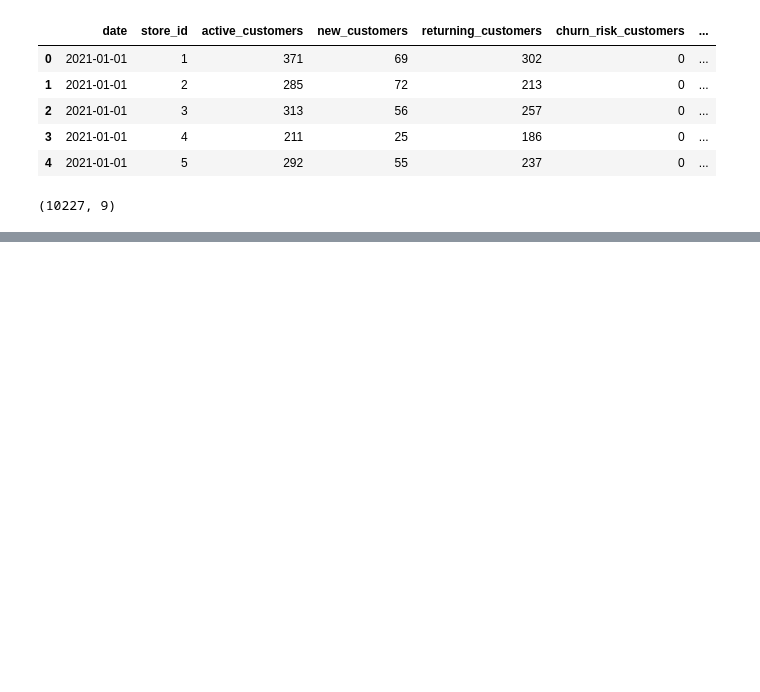
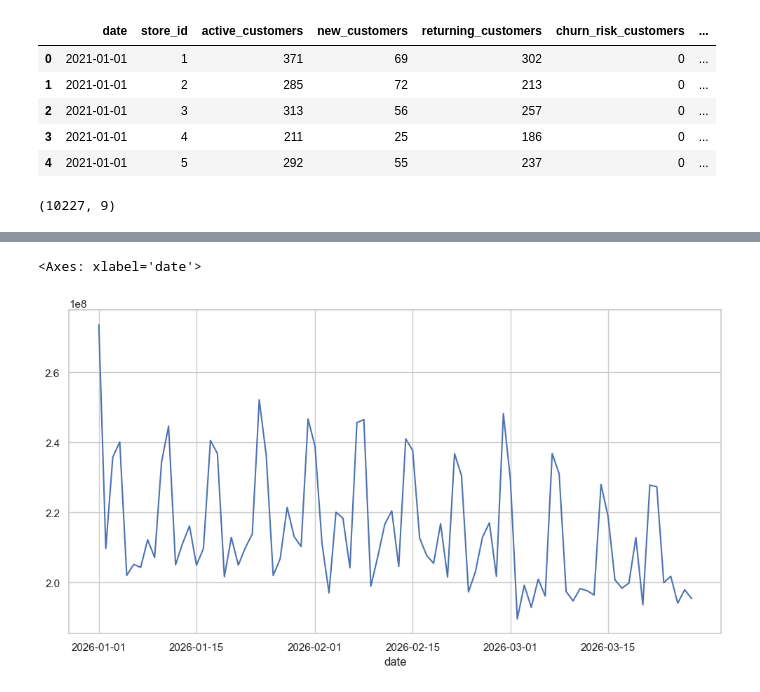
Before and after one commit to SunnyX-AI/ai-powered-sales-forecasting, a Jupyter notebook: notebooks/00_experiments.ipynb, the cells around one changed output, grey strips where cells are left out. Cells and saved outputs as stored; diff of their text form; code cells hidden in the pictures; blank space fills up the shorter version.

```diff
--- a/notebooks/00_experiments.ipynb
+++ b/notebooks/00_experiments.ipynb
@@ -444,0 +507,15 @@ customer_activity.shape
+# %%
+query = """
+SELECT
+    date,
+    store_id,
+    SUM(units_sold) AS total_units,
+    SUM(revenue) AS total_revenue
+FROM core.fact_sales
+WHERE date BETWEEN '2026-01-01' AND '2026-03-31'
+GROUP BY date, store_id
+ORDER BY date, store_id
+"""
+
+df = run_query(query)
+df.head()
@@ -444,0 +529,5 @@ customer_activity.shape
+# %%
+df.groupby("date")["total_revenue"].sum().plot()
+# %% [output]
+<Axes: xlabel='date'>
+[figure, added]
```
Also changed, not shown: parts of 6 cells of this notebook, 8 other files.
